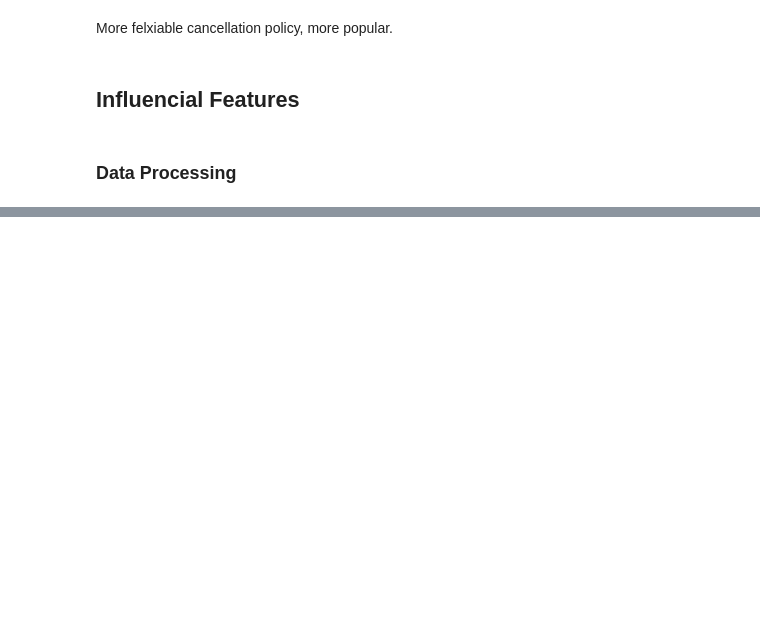
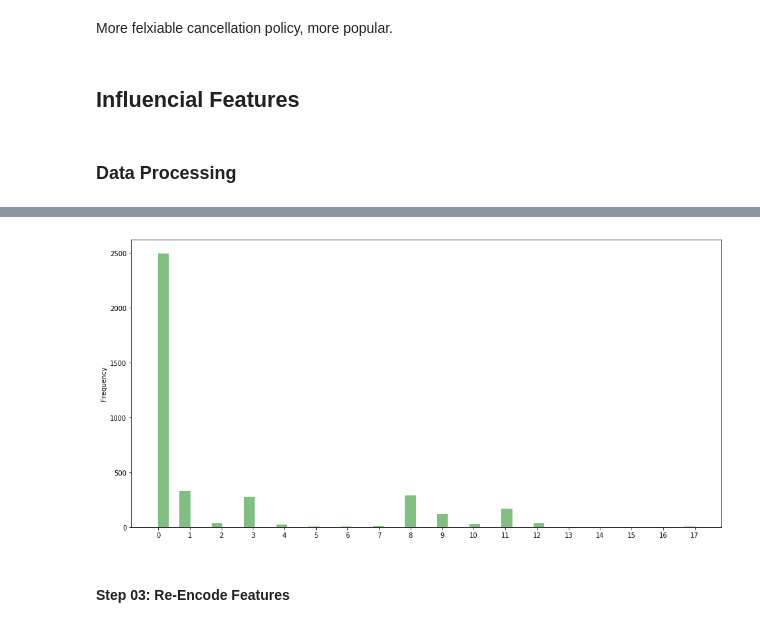
Before and after one commit to LucasBoTang/Seattle_Airbnb, a Jupyter notebook: seattle_airbnb.ipynb, the cells around one changed output, grey strips where cells are left out. Saved outputs shown, nothing was run; the diff lists cells and outputs as text; code cells hidden in the pictures; blank space fills up the shorter version.

```diff
--- a/seattle_airbnb.ipynb
+++ b/seattle_airbnb.ipynb
@@ -323,0 +533,14 @@ More felxiable cancellation policy, more popular.
+# %%
+# investigate missing data in rows
+data_clean['Missing_num'] = data_clean.isnull().sum(axis=1)
+print('{:.2f}% rows have no missing data.'.format(len(data_clean[data_clean['Missing_num']==0]) / len(data_clean) * 100))
+print('{:.2f}% rows have less than 1 missing data.'.format(len(data_clean[data_clean['Missing_num']<=1]) / len(data_clean) * 100))
+print('{:.2f}% rows have less than 2 missing data.'.format(len(data_clean[data_clean['Missing_num']<=2]) / len(data_clean) * 100))
+print('{:.2f}% rows have less than 3 missing data.'.format(len(data_clean[data_clean['Missing_num']<=3]) / len(data_clean) * 100))
+print('{:.2f}% rows have less than 4 missing data.'.format(len(data_clean[data_clean['Missing_num']<=4]) / len(data_clean) * 100))
+print('{:.2f}% rows have less than 5 missing data.'.format(len(data_clean[data_clean['Missing_num']<=5]) / len(data_clean) * 100))
+print('{:.2f}% rows have less than 6 missing data.'.format(len(data_clean[data_clean['Missing_num']<=6]) / len(data_clean) * 100))
+print('{:.2f}% rows have less than 7 missing data.'.format(len(data_clean[data_clean['Missing_num']<=7]) / len(data_clean) * 100))
+print('{:.2f}% rows have less than 8 missing data.'.format(len(data_clean[data_clean['Missing_num']<=8]) / len(data_clean) * 100))
+print('{:.2f}% rows have less than 9 missing data.'.format(len(data_clean[data_clean['Missing_num']<=9]) / len(data_clean) * 100))
+print('{:.2f}% rows have less than 10 missing data.'.format(len(data_clean[data_clean['Missing_num']<=10]) / len(data_clean) * 100))
@@ -323,0 +559,7 @@ More felxiable cancellation policy, more popular.
+# %%
+plt.figure(figsize=(16,8))
+plt.xticks(range(50))
+data_clean['Missing_num'].plot.hist(color='g', alpha=0.5, bins=50)
+plt.show()
+# %% [output]
+[figure, added]
@@ -323,0 +570,2 @@ More felxiable cancellation policy, more popular.
+# %% [markdown]
+#### Step 03: Re-Encode Features
```
Also changed, not shown: parts of 52 cells of this notebook.
